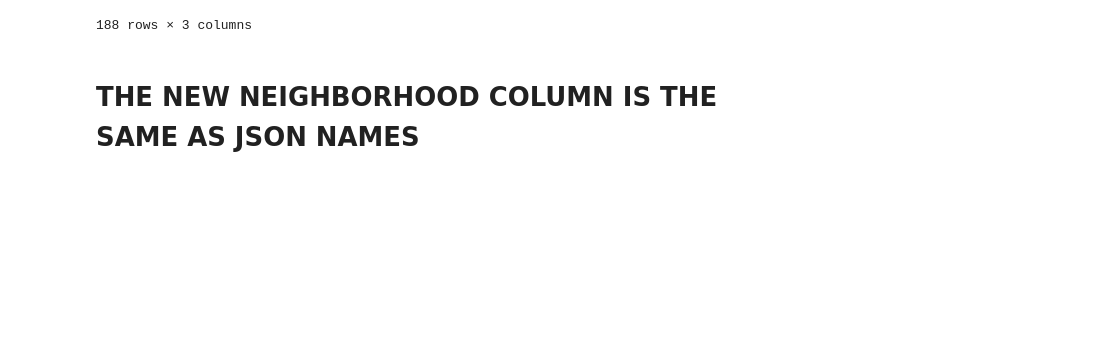
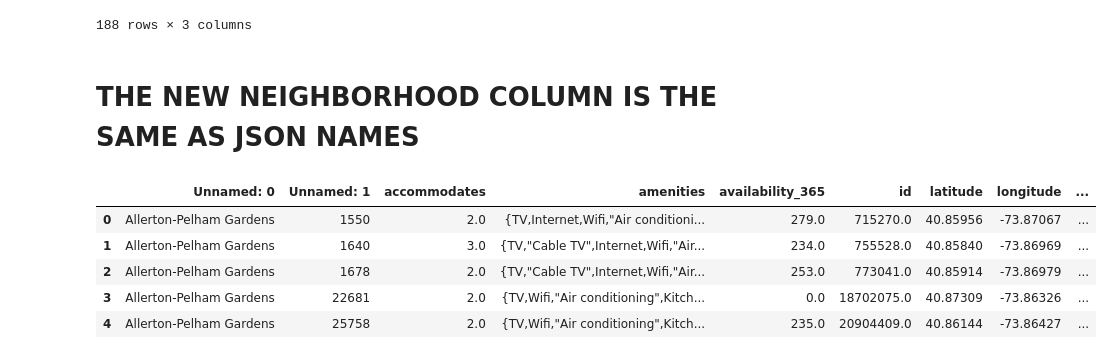
Before and after one commit to christinemazur/project1, a Jupyter notebook: NYCAnalysis.ipynb, the cells around one changed output. Saved outputs shown, nothing was run; the diff lists cells and outputs as text; code cells hidden in the pictures; blank space fills up the shorter version.

```diff
--- a/NYCAnalysis.ipynb
+++ b/NYCAnalysis.ipynb
@@ -330,0 +313,10 @@ EXTRA CITIES IN GRAPH 84
+# %%
+data = pd.read_csv('checker.csv')
+data.head()
+# %% [output]
+|  | Unnamed: 0 | Unnamed: 1 | accommodates | amenities | availability_365 | id | latitude | longitude | ... |
+| 0 | Allerton-Pelham Gardens | 1550 | 2.0 | {TV,Internet,Wifi,"Air conditioni... | 279.0 | 715270.0 | 40.85956 | -73.87067 | ... |
+| 1 | Allerton-Pelham Gardens | 1640 | 3.0 | {TV,"Cable TV",Internet,Wifi,"Air... | 234.0 | 755528.0 | 40.85840 | -73.86969 | ... |
+| 2 | Allerton-Pelham Gardens | 1678 | 2.0 | {TV,"Cable TV",Internet,Wifi,"Air... | 253.0 | 773041.0 | 40.85914 | -73.86979 | ... |
+| 3 | Allerton-Pelham Gardens | 22681 | 2.0 | {TV,Wifi,"Air conditioning",Kitch... | 0.0 | 18702075.0 | 40.87309 | -73.86326 | ... |
+| 4 | Allerton-Pelham Gardens | 25758 | 2.0 | {TV,Wifi,"Air conditioning",Kitch... | 235.0 | 20904409.0 | 40.86144 | -73.86427 | ... |
```
Also changed, not shown: parts of 15 cells of this notebook, 2 other files.
